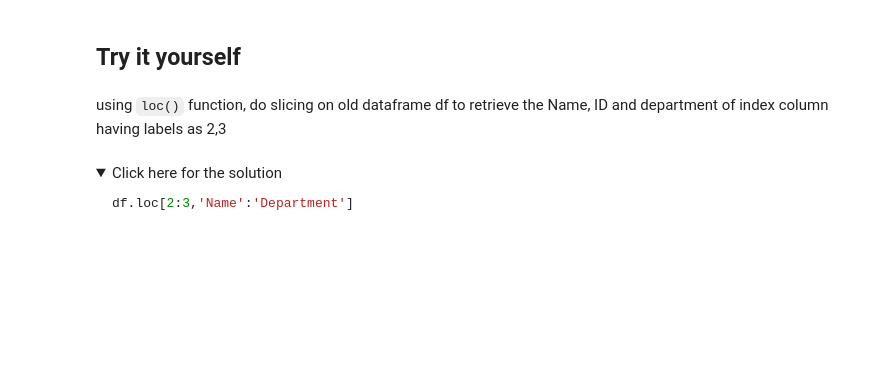
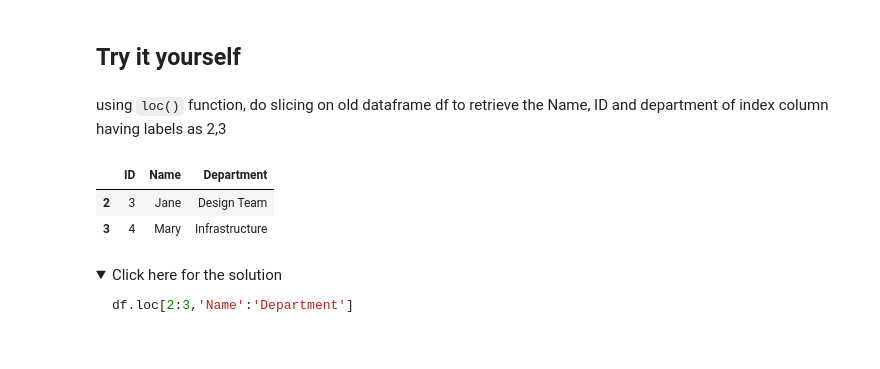
Before and after one commit to giuliamf/pyfordatascience-coursera, a Jupyter notebook: Pandas_Practice.ipynb, the cells around one changed output. Drawn from its saved outputs; the diff is of its cells as text; code cells hidden in the pictures; folded sections open; blank space fills up the shorter version.

```diff
--- a/Pandas_Practice.ipynb
+++ b/Pandas_Practice.ipynb
@@ -298,6 +349,11 @@ df2.loc['Rose':'Jane', 'ID':'Department']
 using <code>loc()</code> function, do slicing on old dataframe df to retrieve the Name, ID and department of index column having labels as 2,3
 # %%
 # Write your code below and press Shift+Enter to execute
+df.loc[2:3, ['ID', 'Name', 'Department']]
+# %% [output]
+|  | ID | Name | Department |
+| 2 | 3 | Jane | Design Team |
+| 3 | 4 | Mary | Infrastructure |
 # %% [markdown]
 <details><summary>Click here for the solution</summary>
 
```
Also changed, not shown: parts of 13 cells of this notebook.
